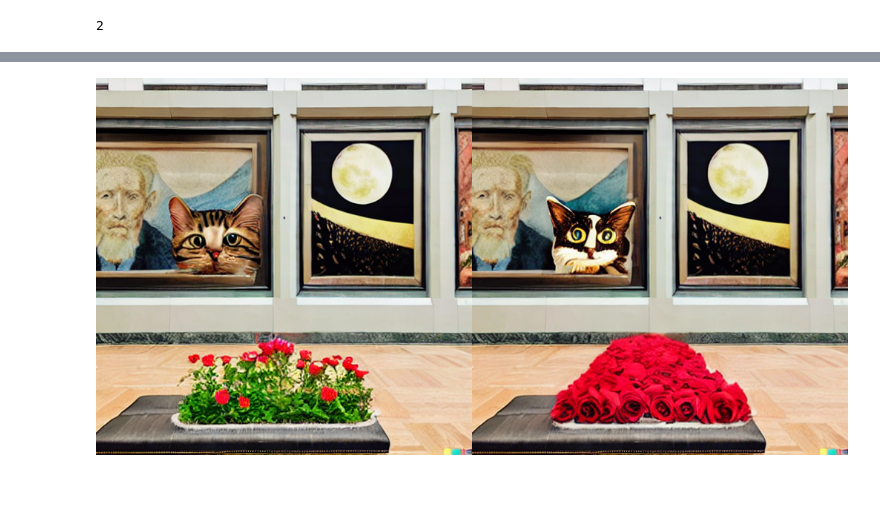
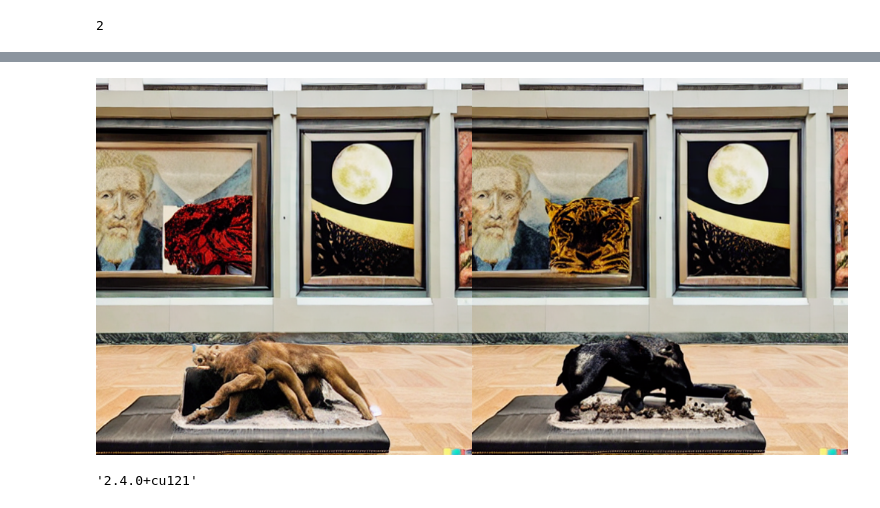
Before and after one commit to PeterCarragher/MultimodalEntitySubstitution, a Jupyter notebook: demo/image_editing_with_groundingdino_gligen.ipynb, the cells around one changed output, grey strips where cells are left out. Cells and saved outputs as stored; diff of their text form; code cells hidden in the pictures.

```diff
--- a/demo/image_editing_with_groundingdino_gligen.ipynb
+++ b/demo/image_editing_with_groundingdino_gligen.ipynb
@@ -249,15 +279,24 @@ gligen_phrases = ['a cat', 'a rose']
 # %%
-prompt = "'a cat', 'a rose'"
+word = 'savage'
 
+prompt = f"'{word}', '{word}'"
+gligen_phrases = [word, word]
 num_box = len(boxes)
 
 image_inpainting = pipe(
     prompt,
     num_images_per_prompt = 2,
     gligen_phrases = gligen_phrases,
     gligen_inpaint_image = image_source_for_inpaint,
     gligen_boxes = xyxy_boxes,
     gligen_scheduled_sampling_beta=1,
     output_type="numpy",
     num_inference_steps=50
 ).images
+
+# 0..1 to 0..255, and convert to uint8
+image_inpainting = (image_inpainting * 255).astype(np.uint8)
+image_inpainting = np.concatenate(image_inpainting, axis=1)
+Image.fromarray(image_inpainting).resize((image_source.size[0]*2, image_source.size[1]))
+# %% [output]
+[figure, added]
@@ -269,4 +303,6 @@ image_inpainting = np.concatenate(image_inpainting, axis=1)
-# %%
-Image.fromarray(image_inpainting).resize((image_source.size[0]*2, image_source.size[1]))
-# %% [output]
-[figure, removed]
+# %%
+import torch
+import torch.version
+torch.version.__version__
+# %% [output]
+'2.4.0+cu121'
```
Also changed, not shown: parts of 9 cells of this notebook, 2 other files.
